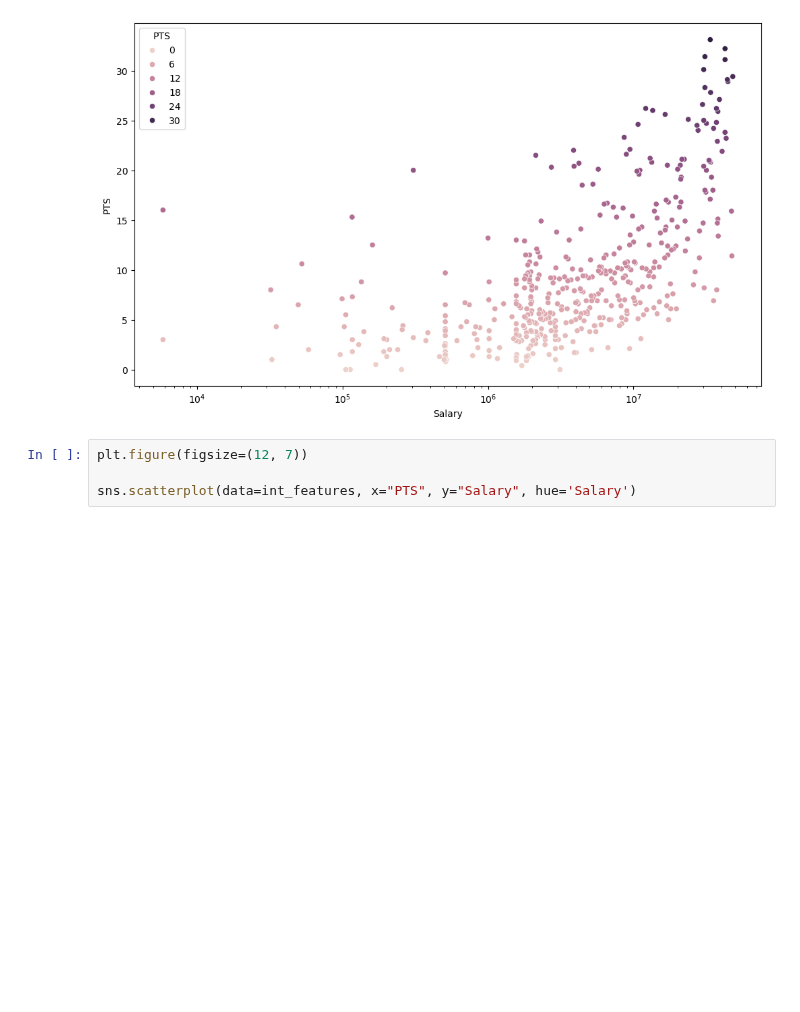
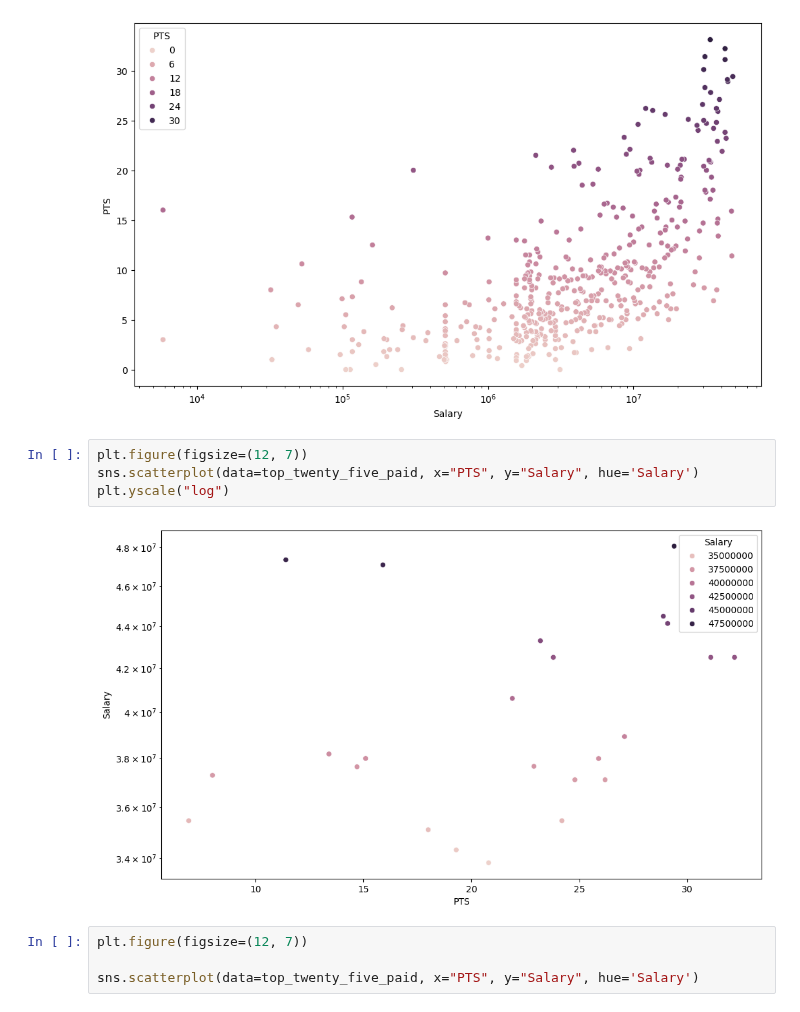
Before and after one commit to MaukanMir/NBA-Salary-Analysis, a Jupyter notebook: training.ipynb, the cells around one changed output. Saved outputs shown, nothing was run; the diff lists cells and outputs as text; blank space fills up the shorter version.

```diff
--- a/training.ipynb
+++ b/training.ipynb
@@ -215,7 +215,13 @@ sns.scatterplot(data=int_features, x="Salary", y="PTS", hue='PTS')
 plt.xscale("log")
 # %% [output]
 [figure]
+# %%
+plt.figure(figsize=(12, 7))
+sns.scatterplot(data=top_twenty_five_paid, x="PTS", y="Salary", hue='Salary')
+plt.yscale("log")
+# %% [output]
+[figure, added]
 # %%
 plt.figure(figsize=(12, 7))
 
-sns.scatterplot(data=int_features, x="PTS", y="Salary", hue='Salary')
+sns.scatterplot(data=top_twenty_five_paid, x="PTS", y="Salary", hue='Salary')
```
Also changed, not shown: parts of 1 cell of this notebook.
